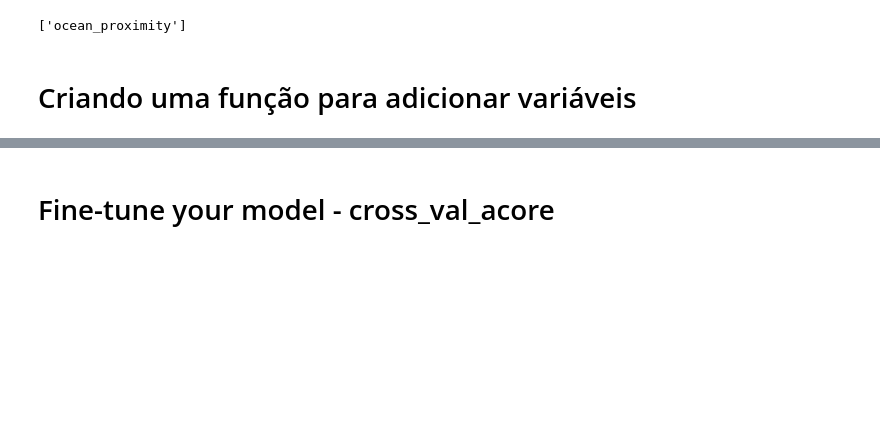
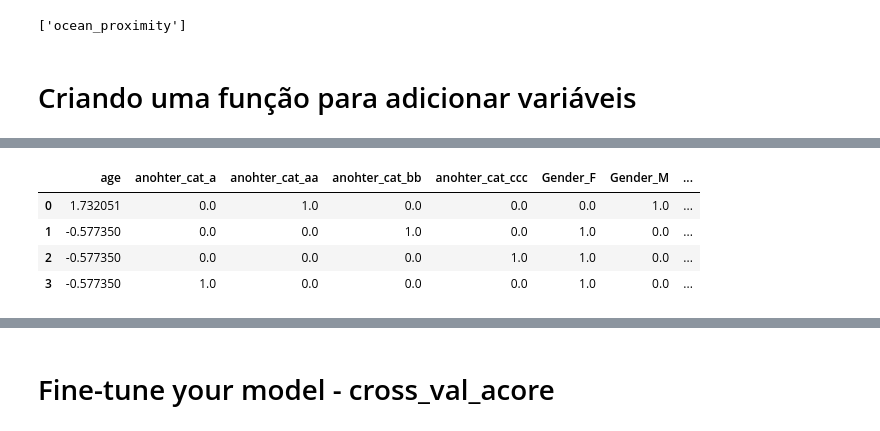
Before and after one commit to viggiano75/hands_on_ml, a Jupyter notebook: cap_02_pipeline_simples.ipynb, the cells around one changed output, grey strips where cells are left out. Saved outputs shown, nothing was run; the diff lists cells and outputs as text; code cells hidden in the pictures; blank space fills up the shorter version.

```diff
--- a/cap_02_pipeline_simples.ipynb
+++ b/cap_02_pipeline_simples.ipynb
@@ -217,0 +385,25 @@ class CombinedAttributesAdder(BaseEstimator, TransformerMixin):
+# %%
+train = pd.DataFrame({'age': [23,12, 12, np.nan],
+                     'income': ['high','low','low','medium'],
+                      'sales': [10000, 100020, 110000, 100],
+                      'foo' : [1,0,0,1],
+                      'Gender': ['M','F', np.nan, 'F'],
+                      'anohter_cat': ['aa','bb', "ccc", 'a'],
+                      'y': [0,1,1,1]})
+numeric_columns = ['age']
+cat_columns     = ["anohter_cat",'Gender','income']
+
+
+
+numeric_pipeline = make_pipeline(SimpleImputer(strategy='median'), StandardScaler())
+cat_pipeline     = make_pipeline(SimpleImputer(strategy='most_frequent'), OneHotEncoder())
+
+transformers = [
+('num', numeric_pipeline, numeric_columns),
+('cat', cat_pipeline, cat_columns),
+('simple_transformer', MinMaxScaler(), ['sales']),
+]
+
+combined_pipe = ColumnTransformer(transformers, remainder='drop',)
+
+transformed_data = combined_pipe.fit_transform(train.drop('y',1), train['y'])
@@ -217,0 +418,9 @@ class CombinedAttributesAdder(BaseEstimator, TransformerMixin):
+# %%
+pd.DataFrame(transformed_data,
+             columns=get_ct_feature_names(combined_pipe))
+# %% [output]
+|  | age | anohter_cat_a | anohter_cat_aa | anohter_cat_bb | anohter_cat_ccc | Gender_F | Gender_M | ... |
+| 0 | 1.732051 | 0.0 | 1.0 | 0.0 | 0.0 | 0.0 | 1.0 | ... |
+| 1 | -0.577350 | 0.0 | 0.0 | 1.0 | 0.0 | 1.0 | 0.0 | ... |
+| 2 | -0.577350 | 0.0 | 0.0 | 0.0 | 1.0 | 1.0 | 0.0 | ... |
+| 3 | -0.577350 | 1.0 | 0.0 | 0.0 | 0.0 | 1.0 | 0.0 | ... |
```
Also changed, not shown: parts of 42 cells of this notebook, 1 other file.
